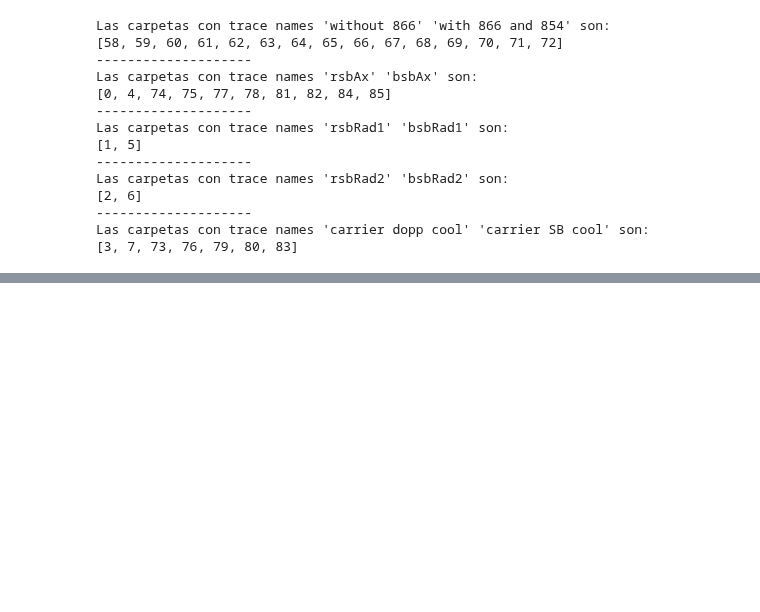
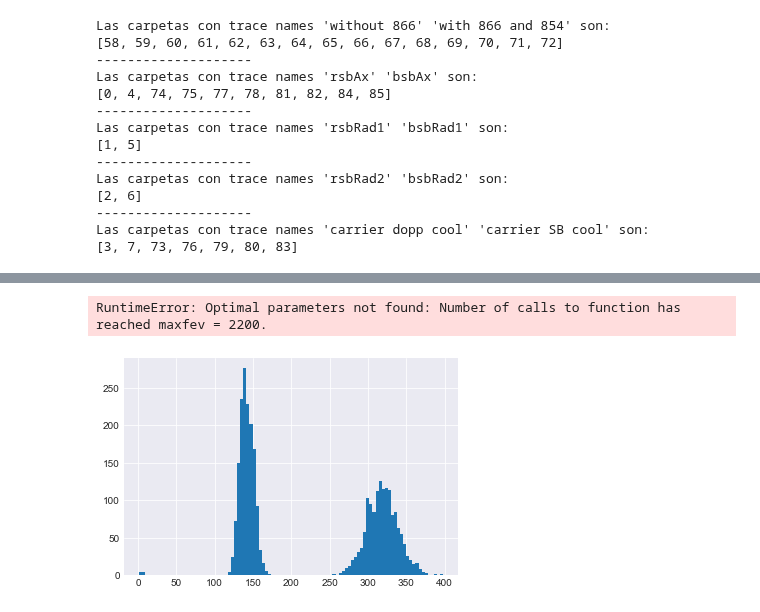
Before and after one commit to LunaKadysz/Laboratorio-4, a Jupyter notebook: PracticaEspecial/Rabi/PlotDatarawData.ipynb, the cells around one changed output, grey strips where cells are left out. Saved outputs shown, nothing was run; the diff lists cells and outputs as text; code cells hidden in the pictures; blank space fills up the shorter version.

```diff
--- a/PracticaEspecial/Rabi/PlotDatarawData.ipynb
+++ b/PracticaEspecial/Rabi/PlotDatarawData.ipynb
@@ -163,0 +201,20 @@ len(cdc['3'])
+# %%
+parameters_ = {str(int(os.path.splitext(k)[0])): [] for k in os.listdir('data/rawData')}
+
+for dict_ in dicts:
+    for file in dict_:
+        data = dict_[file]
+        entries, bin_edges, patches = plt.hist(data,bins=int(max(data)/4))
+        x = np.delete(bin_edges,0,0)
+        y = entries
+
+        param, param_cov = curve_fit(two_poisson,x,y, p0=[90,10000,220,5,0.5,60,10000,220,10,0.5])
+        fig = plt.figure(figsize = (10,5))
+        plt.plot(x,y,label='Original Data')
+        plt.plot(x,two_poisson(x,param[0],param[1],param[2],param[3],param[4],param[5],param[6],param[7],param[8],param[9]), label =f"Curve Fit Poisson",ls='dashed',color='red')
+        plt.legend()
+        fig.savefig(f'figs/{file}.png')
+        parameters_[file] = param
+# %% [output]
+RuntimeError: Optimal parameters not found: Number of calls to function has reached maxfev = 2200.
+[figure, added]
```
Also changed, not shown: parts of 8 cells of this notebook, 1 other file.
